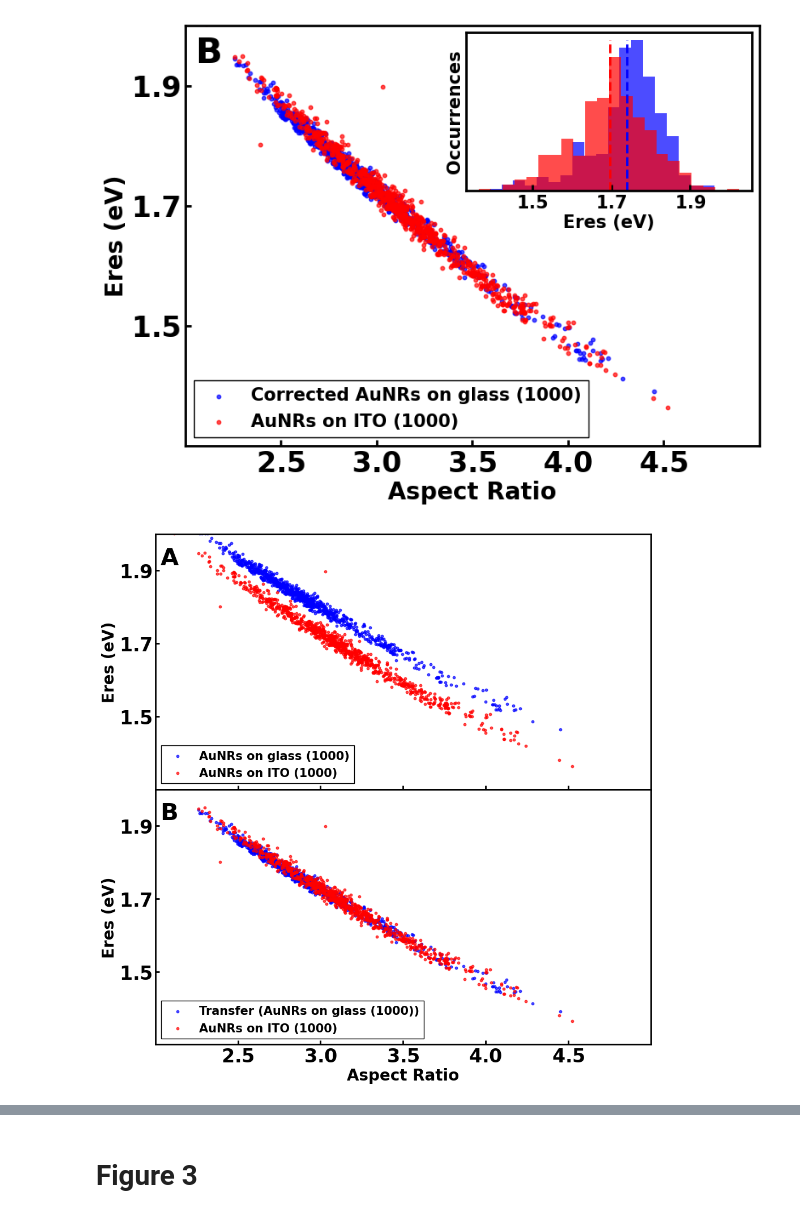
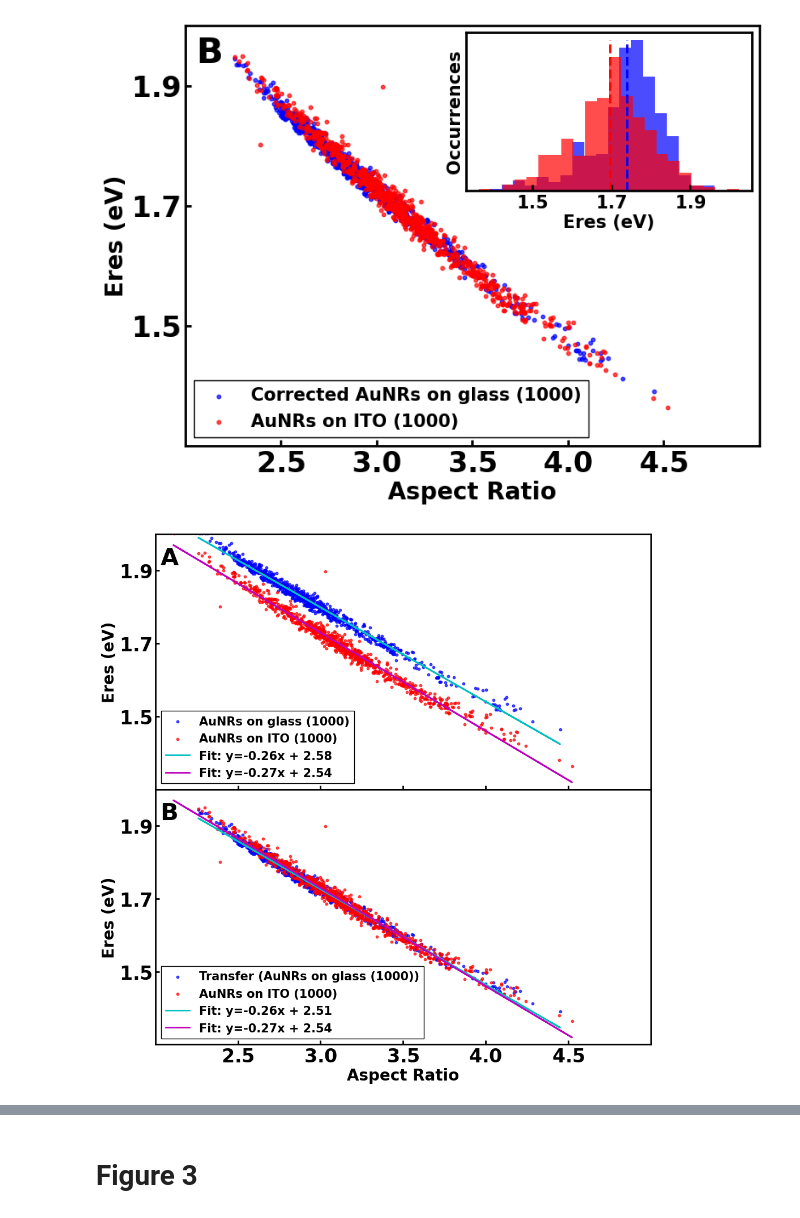
Before and after one commit to SWAN88/AuNR_DA, a Jupyter notebook: 051324_AuNR_DA_figures.ipynb, the cells around one changed output, grey strips where cells are left out. Cells and saved outputs as stored; diff of their text form; code cells hidden in the pictures.

```diff
--- a/051324_AuNR_DA_figures.ipynb
+++ b/051324_AuNR_DA_figures.ipynb
@@ -598,31 +586,47 @@ ax_inset.set_yticks([])
 # %%
 # Create a figure with two subplots, sharing the x-axis
 fig, (ax1, ax2) = plt.subplots(2, 1, sharex=True, figsize=(10, 10), gridspec_kw={'hspace': 0})
 
+# Perform linear regression
+model1 = LinearRegression()
+model1.fit(glass_sample['ratio'].values.reshape(-1, 1), glass_sample['eres'])
+slope1, intercept1 = model1.coef_[0], model1.intercept_
+
+model2 = LinearRegression()
+model2.fit(ito_sample['ratio'].values.reshape(-1, 1), ito_sample['eres'])
+slope2, intercept2 = model2.coef_[0], model2.intercept_
+
 ax1.scatter(glass_sample['ratio'], glass_sample['eres'], s=10, c='b', alpha=0.7, label=f'AuNRs on glass ({glass_sample.shape[0]})')
 ax1.scatter(ito_sample['ratio'], ito_sample['eres'], s=10, c='r', alpha=0.7, label=f'AuNRs on ITO ({ito_sample.shape[0]})')
+ax1.plot(glass_sample['ratio'], slope1 * glass_sample['ratio'] + intercept1, c='c', lw=2, label=f'Fit: y={slope1:.2f}x + {intercept1:.2f}')
+ax1.plot(ito_sample['ratio'], slope2 * ito_sample['ratio'] + intercept2, c='m', lw=2, label=f'Fit: y={slope2:.2f}x + {intercept2:.2f}')
 ax1.set_xlabel('Aspect Ratio')
 ax1.set_ylabel('Eres (eV)')
 ax1.set_xticks([2.5, 3.0, 3.5, 4.0, 4.5])
 ax1.set_yticks([1.5, 1.7, 1.9])
 ax1.set_xlim(2.0, 5.0)
 ax1.set_ylim(1.3, 2.0)
 ax1.legend(loc='lower left', fontsize=15)
 ax1.text(0.01, 0.95, 'A', ha='left', va='top', transform=ax1.transAxes, fontsize=30)
 
+# Perform linear regression
+model3 = LinearRegression()
+model3.fit(glass_sample['ratio'].values.reshape(-1, 1), glass_sample['eres']*F)
+slope3, intercept3 = model3.coef_[0], model3.intercept_
 
 ax2.scatter(glass_sample['ratio'], glass_sample['eres']*F, s=10, c='b', alpha=0.7, label=f'Transfer (AuNRs on glass ({glass_sample.shape[0]}))')
 ax2.scatter(ito_sample['ratio'], ito_sample['eres'], s=10, c='r', alpha=0.7, label=f'AuNRs on ITO ({ito_sample.shape[0]})')
+ax2.plot(glass_sample['ratio'], slope3 * glass_sample['ratio'] + intercept3, c='c', lw=2, label=f'Fit: y={slope3:.2f}x + {intercept3:.2f}')
+ax2.plot(ito_sample['ratio'], slope2 * ito_sample['ratio'] + intercept2, c='m', lw=2, label=f'Fit: y={slope2:.2f}x + {intercept2:.2f}')
 ax2.set_xlabel('Aspect Ratio')
 ax2.set_ylabel('Eres (eV)')
 ax2.set_xticks([2.5, 3.0, 3.5, 4.0, 4.5])
 ax2.set_yticks([1.5, 1.7, 1.9])
 ax2.set_xlim(2.0, 5.0)
 ax2.set_ylim(1.3, 2.0)
 ax2.legend(loc='lower left', fontsize=15)
 ax2.text(0.01, 0.95, 'B', ha='left', va='top', transform=ax2.transAxes, fontsize=30)
 
-
 plt.subplots_adjust(hspace=0)  # Remove the space between plots
 # %% [output]
-[figure, old version]
+[figure, new version]
```
Also changed, not shown: parts of 4 cells of this notebook.
